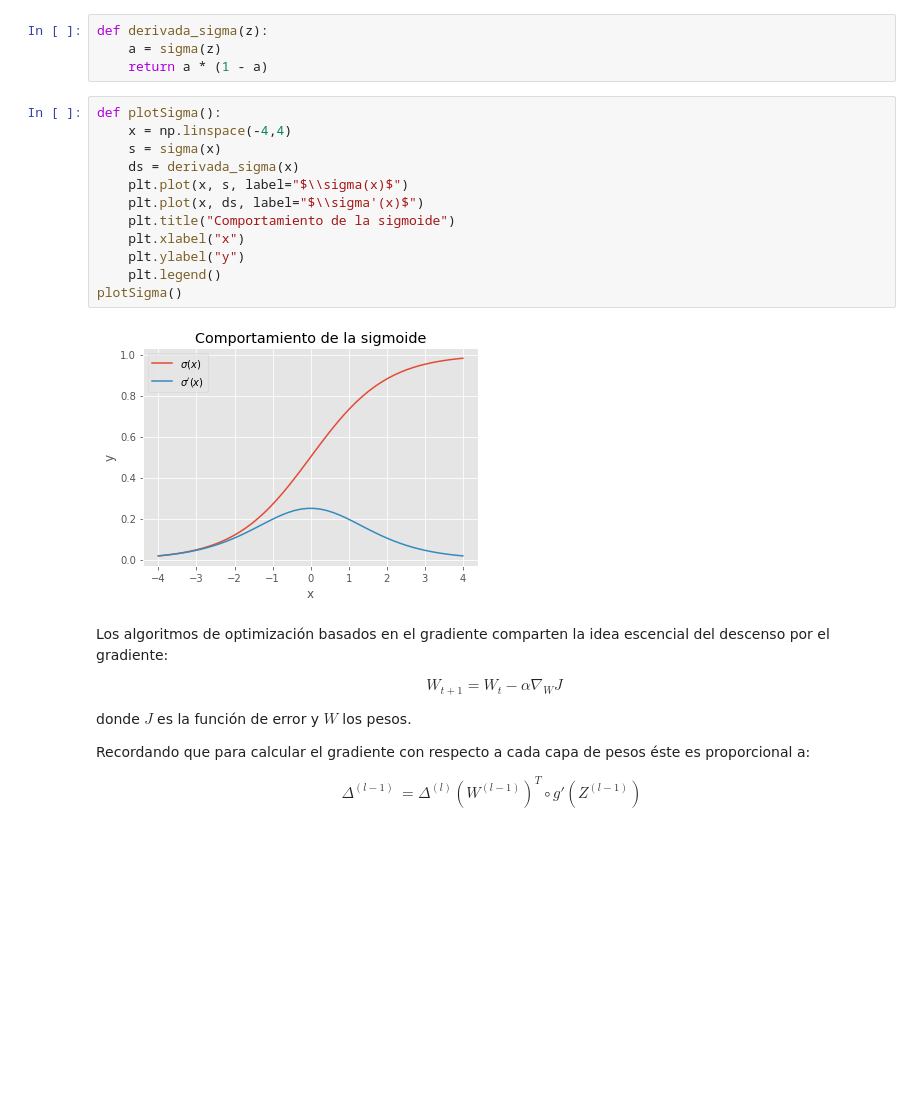
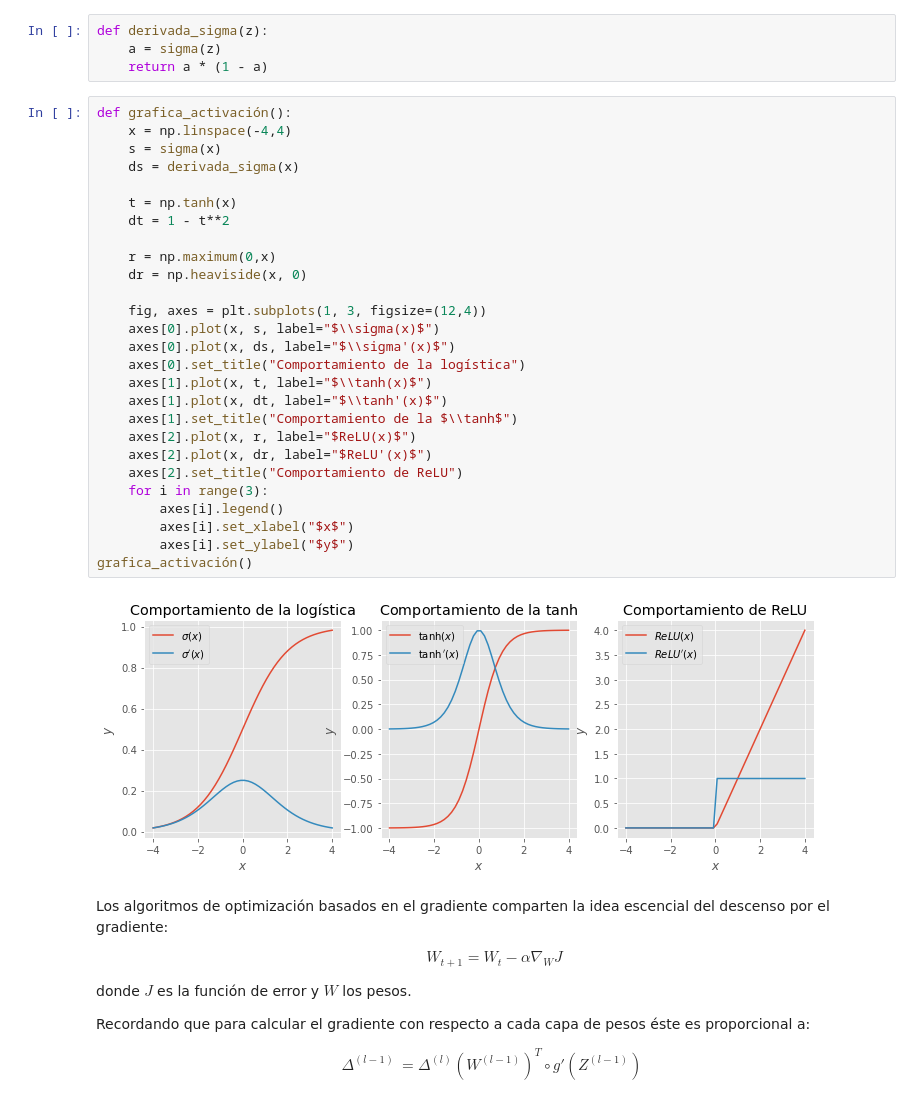
Before and after one commit to VMijangos/Redes_Neuronales, a Jupyter notebook: Notebooks/03 Desvanecimiento del gradiente/Desvanecimiento.ipynb, the cells around one changed output. Saved outputs shown, nothing was run; the diff lists cells and outputs as text; blank space fills up the shorter version.

Commit message:
Ilustración otras funciones de activación.

```diff
--- a/Notebooks/03 Desvanecimiento del gradiente/Desvanecimiento.ipynb
+++ b/Notebooks/03 Desvanecimiento del gradiente/Desvanecimiento.ipynb
@@ -17,20 +17,35 @@ def sigma(z):
 def derivada_sigma(z):
     a = sigma(z)
     return a * (1 - a)
-# %%
-def plotSigma():
-    x = np.linspace(-4,4)
-    s = sigma(x)
-    ds = derivada_sigma(x)
-    plt.plot(x, s, label="$\\sigma(x)$")
-    plt.plot(x, ds, label="$\\sigma'(x)$")
-    plt.title("Comportamiento de la sigmoide")
-    plt.xlabel("x")
-    plt.ylabel("y")
-    plt.legend()
-plotSigma()
-# %% [output]
-[figure, removed]
+# %%
+def grafica_activación():
+    x = np.linspace(-4,4)
+    s = sigma(x)
+    ds = derivada_sigma(x)
+
+    t = np.tanh(x)
+    dt = 1 - t**2
+
+    r = np.maximum(0,x)
+    dr = np.heaviside(x, 0)
+
+    fig, axes = plt.subplots(1, 3, figsize=(12,4))
+    axes[0].plot(x, s, label="$\\sigma(x)$")
+    axes[0].plot(x, ds, label="$\\sigma'(x)$")
+    axes[0].set_title("Comportamiento de la logística")
+    axes[1].plot(x, t, label="$\\tanh(x)$")
+    axes[1].plot(x, dt, label="$\\tanh'(x)$")
+    axes[1].set_title("Comportamiento de la $\\tanh$")
+    axes[2].plot(x, r, label="$ReLU(x)$")
+    axes[2].plot(x, dr, label="$ReLU'(x)$")
+    axes[2].set_title("Comportamiento de ReLU")
+    for i in range(3):
+        axes[i].legend()
+        axes[i].set_xlabel("$x$")
+        axes[i].set_ylabel("$y$")
+grafica_activación()
+# %% [output]
+[figure, added]
 # %% [markdown]
 Los algoritmos de optimización basados en el gradiente comparten la idea escencial del descenso por el gradiente:
 \begin{align}
```
Also changed, not shown: parts of 6 cells of this notebook, 1 other file.
